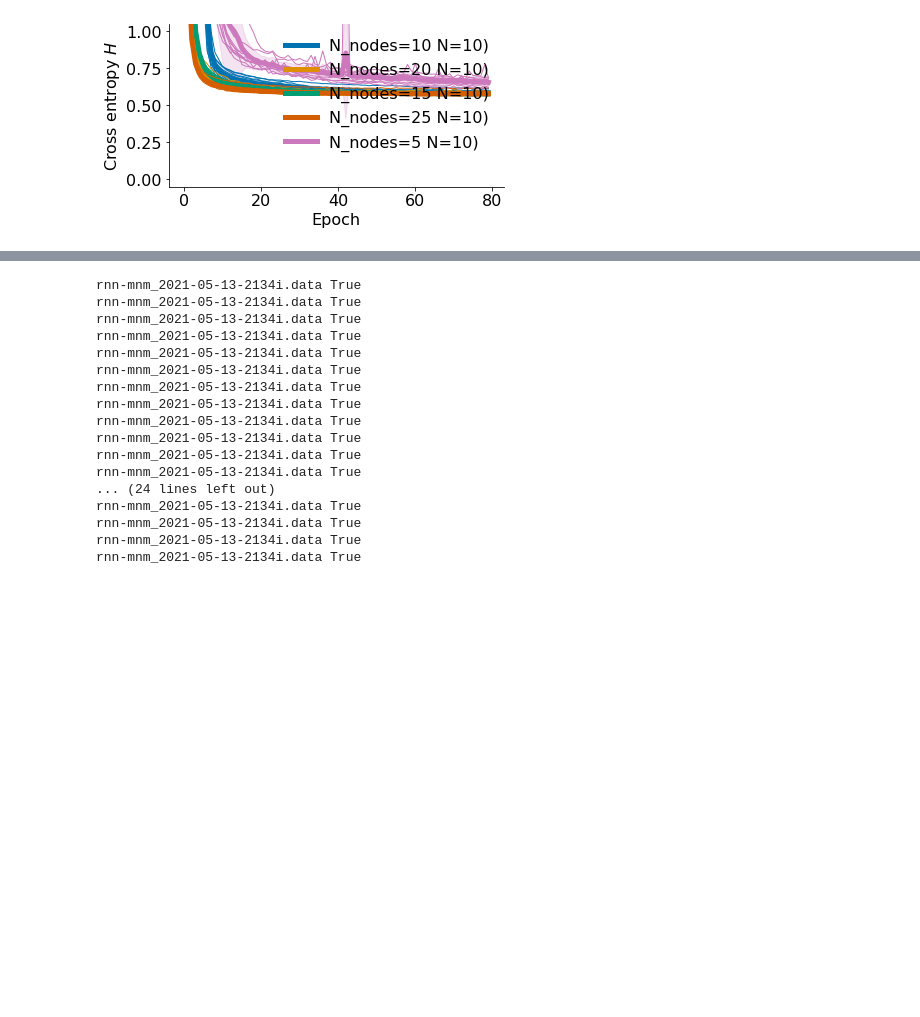
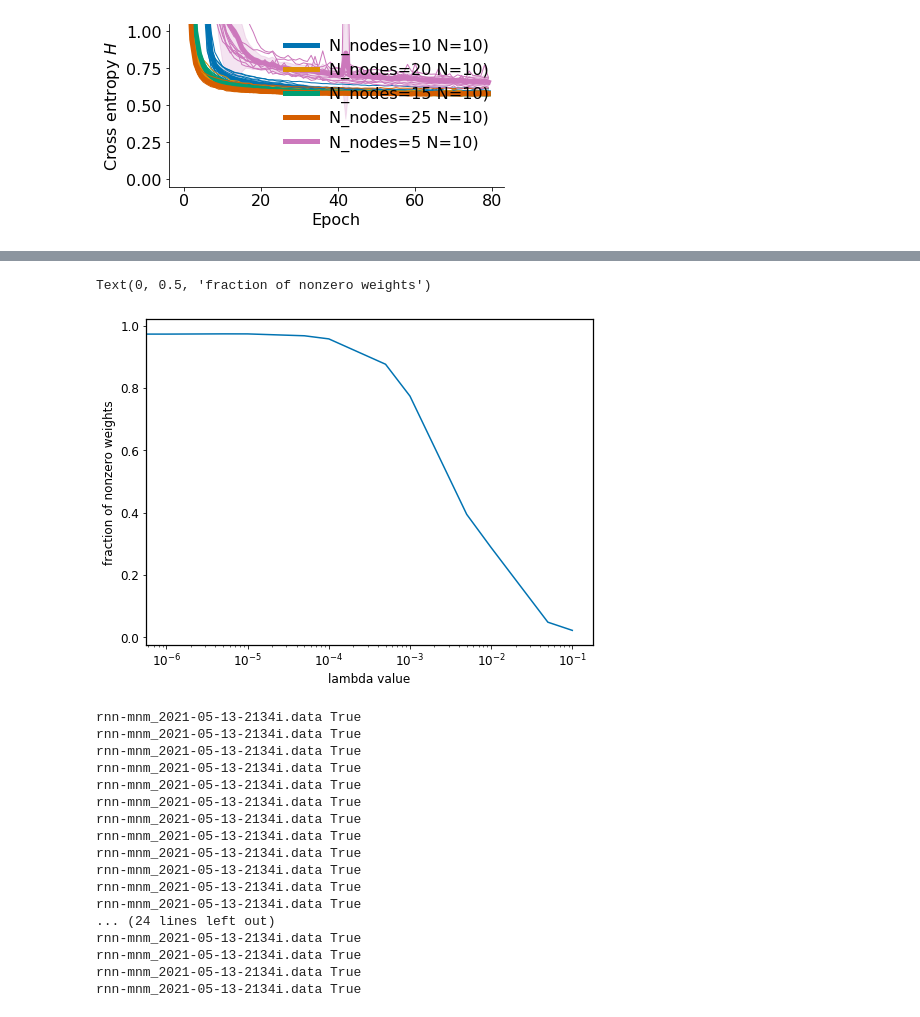
Before and after one commit to vdplasthijs/eavesdropping, a Jupyter notebook: multitasking learning for recurrent nets.ipynb, the cells around one changed output, grey strips where cells are left out. Saved outputs shown, nothing was run; the diff lists cells and outputs as text; code cells hidden in the pictures; blank space fills up the shorter version.

```diff
--- a/multitasking learning for recurrent nets.ipynb
+++ b/multitasking learning for recurrent nets.ipynb
@@ -578,3 +627,27 @@ Cutting of DF because of empty rows
+# %%
+tmp = ru.inspect_sparsity_effect_weights(th_nz=0.01)
+
+spars_f_list = list(tmp['lin_feedback'].keys())
+nz_array = np.zeros(len(spars_f_list))
+spars_arr = np.zeros_like(nz_array)
+for i_sf, sf in enumerate(spars_f_list):
+    mean_nz = np.mean(tmp['lin_feedback'][sf]['number_nonzero'])
+    spars_float = float(sf[-5:])
+    spars_arr[i_sf] = spars_float
+    nz_array[i_sf] = mean_nz
+nz_dict = {'sparsity': spars_arr, 'number_nonzero': nz_array}
+nz_df = pd.DataFrame(nz_dict)
+sorting_spars = np.argsort(spars_arr)
+spars_arr = spars_arr[sorting_spars]
+nz_array = nz_array[sorting_spars]
+plt.plot(spars_arr, nz_array)
+plt.xscale('log')
+plt.xlabel('lambda value')
+plt.ylabel('fraction of nonzero weights')
+#     print(sf, mean_nz, spars_float)
+# %% [output]
+Text(0, 0.5, 'fraction of nonzero weights')
+[figure, added]
 # %%
 tmp = '/home/thijs/repos/rotation/models/7525/dmc_task/onehot/sparsity_1e-03/pred_dmc/'
 for x in os.listdir(tmp):
```
Also changed, not shown: parts of 8 cells of this notebook, 6 other files.
